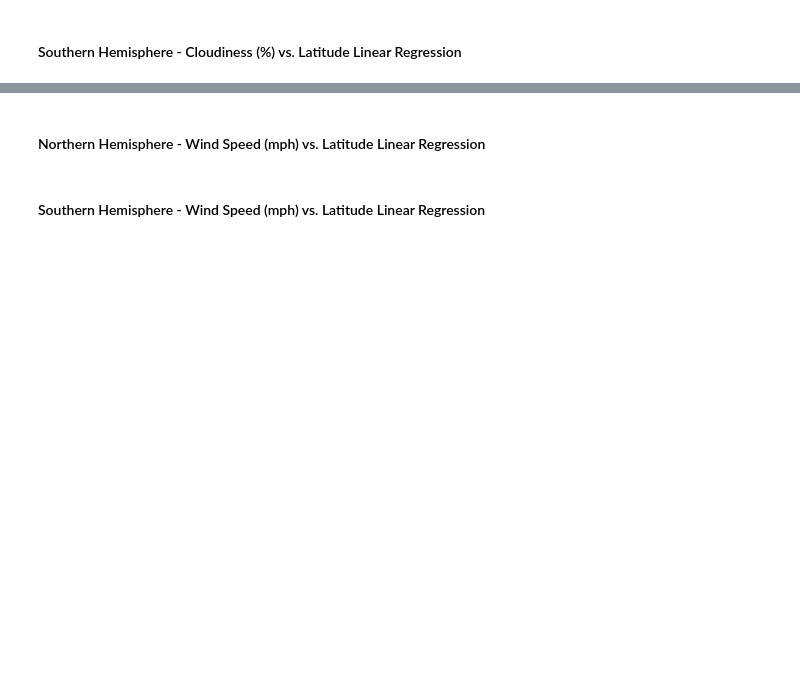
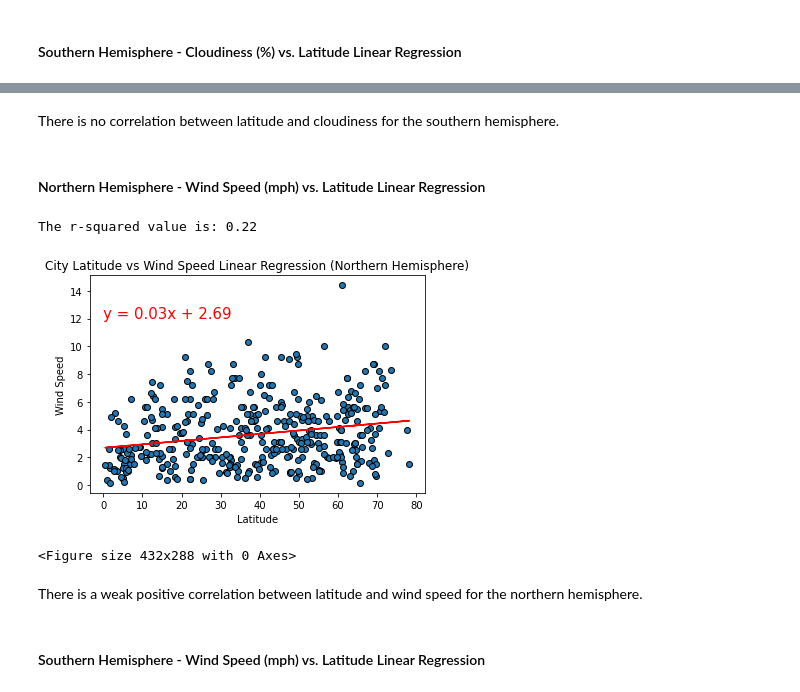
Before and after one commit to PetraMoyle/python-api-challenges, a Jupyter notebook: WeatherPy/WeatherPy.ipynb, the cells around one changed output, grey strips where cells are left out. Saved outputs shown, nothing was run; the diff lists cells and outputs as text; code cells hidden in the pictures; blank space fills up the shorter version.

```diff
--- a/WeatherPy/WeatherPy.ipynb
+++ b/WeatherPy/WeatherPy.ipynb
@@ -404,30 +489,38 @@ plt.savefig("output_data/City Latitude vs Cloudiness Linear Regression (Southern
+# %% [markdown]
+There is no correlation between latitude and cloudiness for the southern hemisphere.
 # %% [markdown]
 ####  Northern Hemisphere - Wind Speed (mph) vs. Latitude Linear Regression
 # %%
 # Defining x and y values
 x_values = northern_hemisphere["Lat"]
 y_values = northern_hemisphere["Wind Speed"]
 
 # Calculating the correlation coefficient
 correlation = st.pearsonr(x_values, y_values)
 print(f"The r-squared value is: {round(correlation[0],2)}")
 
 # Calculating linear regression
 (slope, intercept, rvalue, pvalue, stderr) = linregress(x_values, y_values)
 regress_values = x_values * slope + intercept
 line_eq = "y = " + str(round(slope,2)) + "x + " + str(round(intercept,2))
 
 # Creating the plot and labelling
 plt.scatter(northern_hemisphere["Lat"], northern_hemisphere["Wind Speed"], edgecolor="black")
 plt.plot(x_values,regress_values,"r-")
-plt.annotate(line_eq,(0,10.2),fontsize=15,color="red")
+plt.annotate(line_eq,(0,12),fontsize=15,color="red")
 plt.title("City Latitude vs Wind Speed Linear Regression (Northern Hemisphere)")
 plt.xlabel("Latitude")
 plt.ylabel("Wind Speed")
 plt.show()
 
 # Saving graph as .png
 plt.savefig("output_data/City Latitude vs Wind Speed Linear Regression (Northern Hemisphere).png")
+# %% [output]
+The r-squared value is: 0.22
+[figure, added]
+<Figure size 432x288 with 0 Axes>
+# %% [markdown]
+There is a weak positive correlation between latitude and wind speed for the northern hemisphere.
 # %% [markdown]
 ####  Southern Hemisphere - Wind Speed (mph) vs. Latitude Linear Regression
 # %%
```
Also changed, not shown: parts of 23 cells of this notebook, 8 other files.
